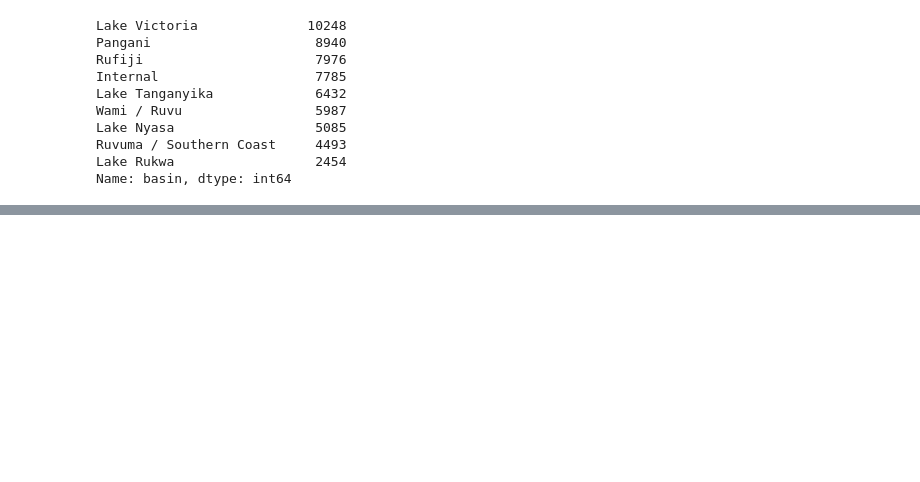
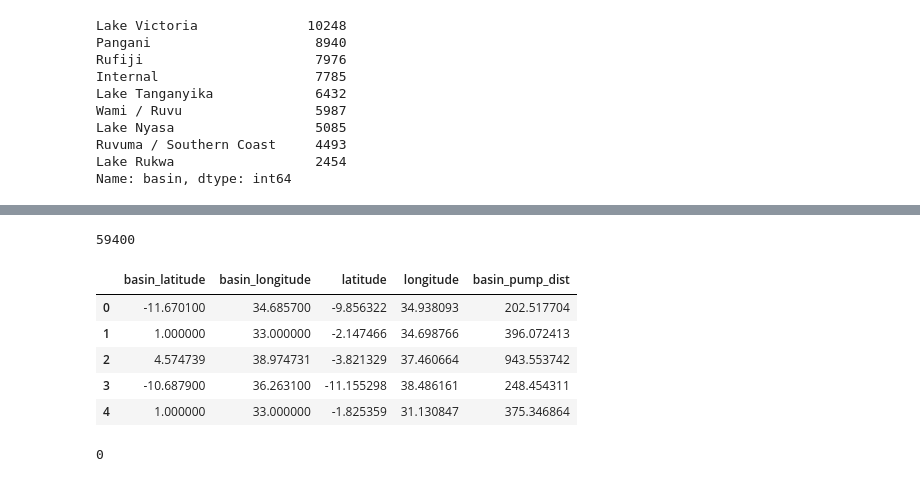
Before and after one commit to osafaRmldspyaws/water_mining, a Jupyter notebook: Pump it UP.ipynb, the cells around one changed output, grey strips where cells are left out. Cells and saved outputs as stored; diff of their text form; code cells hidden in the pictures; blank space fills up the shorter version.

```diff
--- a/Pump it UP.ipynb
+++ b/Pump it UP.ipynb
@@ -1032,0 +1015,33 @@ def get_basin_lat_long(basin):
+# %%
+train_data['basin_longitude'] = train_data['basin'].apply(get_basin_lat_long, lat_or_long = 'longitude')
+# %%
+# function to calculate the distance of pumps from the respective basins in KMs
+def dist_from_basin(basin_lat, basin_long, pump_lat, pump_long):
+    coords_1 = (basin_lat.astype('float64'), basin_long.astype('float64'))
+    coords_2 = (pump_lat.astype('float64'), pump_long.astype('float64'))
+
+    return geopy.distance.vincenty(coords_1, coords_2).km
+# %%
+dist_list = []
+for index, row in train_data[['basin_latitude','basin_longitude','latitude','longitude']].iterrows():
+    dist = dist_from_basin(row['basin_latitude'], row['basin_longitude'], row['latitude'], row['longitude'])
+    dist_list.append(dist)
+# %%
+len(dist_list)
+# %% [output]
+59400
+# %%
+train_data['basin_pump_dist'] = pd.DataFrame({'basin_pump_dist':dist_list})
+# %%
+train_data[['basin_latitude','basin_longitude','latitude','longitude','basin_pump_dist']].head()
+# %% [output]
+|  | basin_latitude | basin_longitude | latitude | longitude | basin_pump_dist |
+| 0 | -11.670100 | 34.685700 | -9.856322 | 34.938093 | 202.517704 |
+| 1 | 1.000000 | 33.000000 | -2.147466 | 34.698766 | 396.072413 |
+| 2 | 4.574739 | 38.974731 | -3.821329 | 37.460664 | 943.553742 |
+| 3 | -10.687900 | 36.263100 | -11.155298 | 38.486161 | 248.454311 |
+| 4 | 1.000000 | 33.000000 | -1.825359 | 31.130847 | 375.346864 |
+# %%
+train_data['basin_pump_dist'].isna().sum()
+# %% [output]
+0
```
Also changed, not shown: parts of 12 cells of this notebook.
